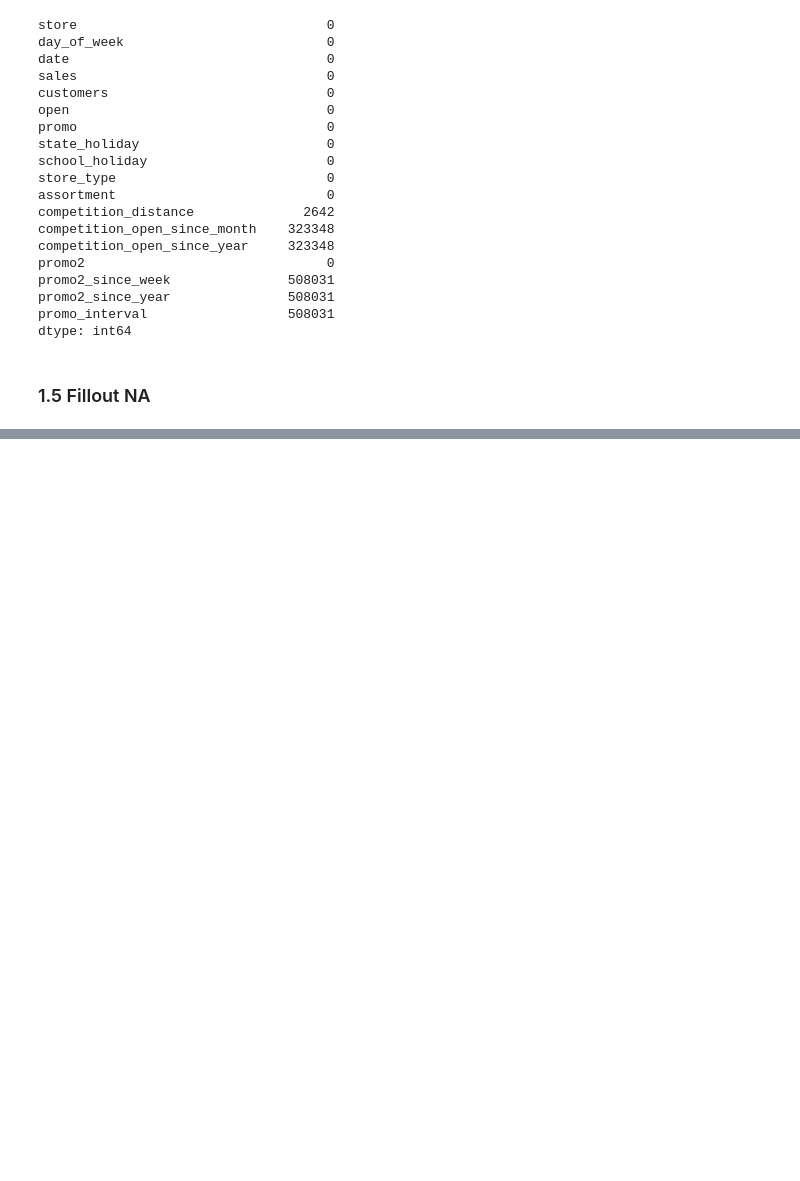
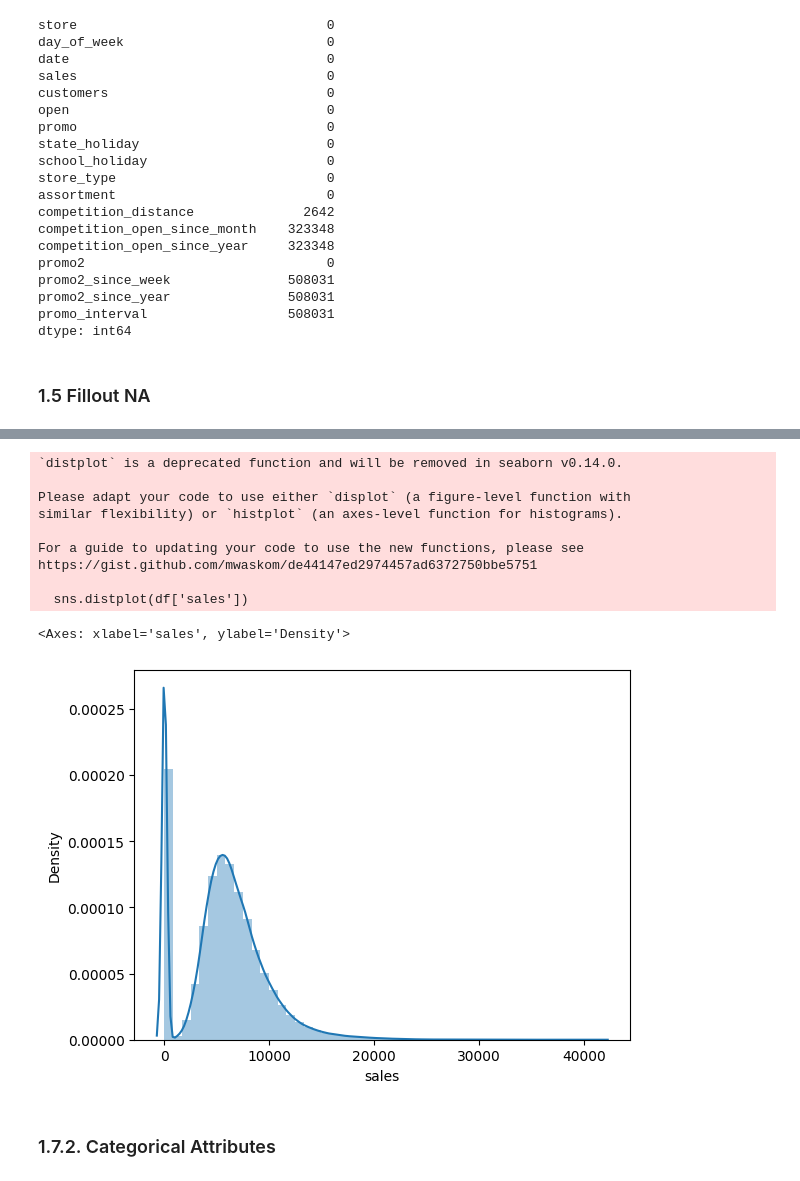
Before and after one commit to danielbaesso/ds_production, a Jupyter notebook: store_sales_prediction.ipynb, the cells around one changed output, grey strips where cells are left out. Saved outputs shown, nothing was run; the diff lists cells and outputs as text; code cells hidden in the pictures; blank space fills up the shorter version.

```diff
--- a/store_sales_prediction.ipynb
+++ b/store_sales_prediction.ipynb
@@ -154,5 +177,13 @@ df['promo2_since_week'] = df.apply(lambda x: x['date'].week if math.isnan(x['pro
 # promo2_since_year
 df['promo2_since_year'] = df.apply(lambda x: x['date'].year if math.isnan(x['promo2_since_year']) else x['promo2_since_year'], axis=1)
 
+
 # promo_interval
+month_map = {1: 'Jan', 2: 'Fev', 3: 'Mar', 4: 'Apr', 5: 'May', 6: 'Jun', 7: 'Jul', 8: 'Aug', 9: 'Sep', 10: 'Oct', 11: 'Nov', 12: 'Dec', }
+
+df['promo_interval'].fillna(0, inplace = True)
+
+df['month_map'] = df['date'].dt.month.map(month_map)
+
+df['is_promo'] = df[['promo_interval', 'month_map']].apply(lambda x: 0 if x['promo_interval'] == 0 else 1 if x['month_map'] in x['promo_interval'].split(',') else 0, axis=1)
 # %%
@@ -161,0 +222,6 @@ df['competition_open_since_month'].max()
+# %%
+df['competition_open_since_month'] = df['competition_open_since_month'].astype(int)
+df['competition_open_since_year'] = df['competition_open_since_year'].astype(int)
+
+df['promo_since_week'] = df['promo2_since_week'].astype(int)
+df['promo_since_year'] = df['promo2_since_year'].astype(int)
@@ -161,0 +266,16 @@ df['competition_open_since_month'].max()
+# %%
+sns.distplot(df['sales'])
+# %% [output]
+`distplot` is a deprecated function and will be removed in seaborn v0.14.0.
+
+Please adapt your code to use either `displot` (a figure-level function with
+similar flexibility) or `histplot` (an axes-level function for histograms).
+
+For a guide to updating your code to use the new functions, please see
+https://gist.github.com/mwaskom/de44147ed2974457ad6372750bbe5751
+
+  sns.distplot(df['sales'])
+<Axes: xlabel='sales', ylabel='Density'>
+[figure, added]
+# %% [markdown]
+### 1.7.2. Categorical Attributes
```
Also changed, not shown: parts of 14 cells of this notebook.
